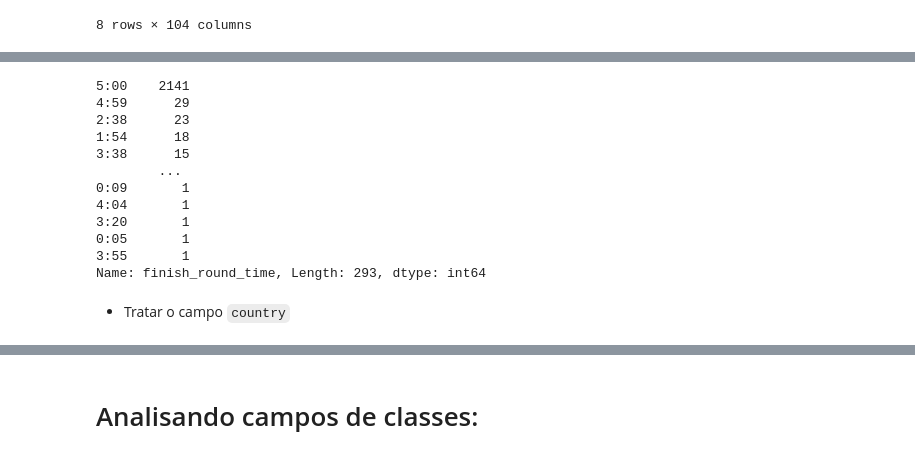
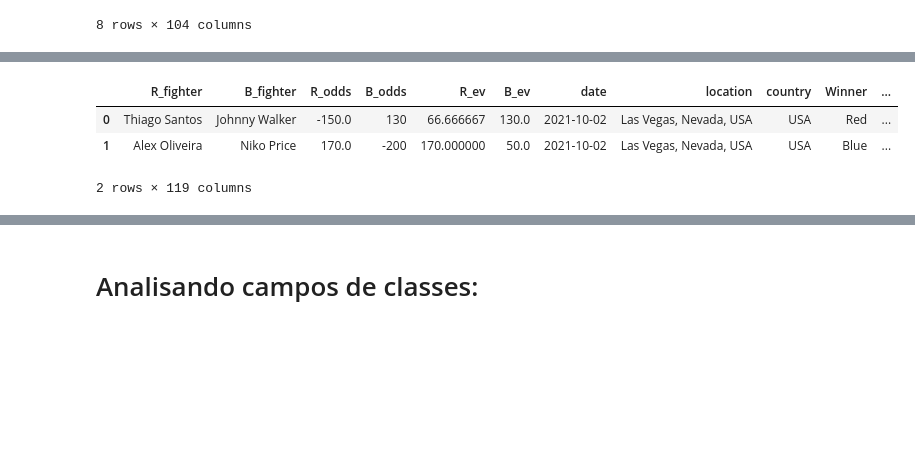
Before and after one commit to OseiasBeu/fight_project, a Jupyter notebook: ufc_project.ipynb, the cells around one changed output, grey strips where cells are left out. Cells and saved outputs as stored; diff of their text form; code cells hidden in the pictures; blank space fills up the shorter version.

```diff
--- a/ufc_project.ipynb
+++ b/ufc_project.ipynb
@@ -86,15 +94,0 @@ Name: country, dtype: int64
-# %%
-ufc_df.finish_round_time.value_counts()
-# %% [output]
-5:00    2141
-4:59      29
-2:38      23
-1:54      18
-3:38      15
-        ...
-0:09       1
-4:04       1
-3:20       1
-0:05       1
-3:55       1
-Name: finish_round_time, Length: 293, dtype: int64
@@ -119,4 +95,9 @@ Name: finish_round_time, Length: 293, dtype: int64
-# %% [markdown]
-* Tratar o campo `country`
+# %%
+ufc_df_o.head(2)
+# %% [output]
+|  | R_fighter | B_fighter | R_odds | B_odds | R_ev | B_ev | date | location | country | Winner | ... |
+| 0 | Thiago Santos | Johnny Walker | -150.0 | 130 | 66.666667 | 130.0 | 2021-10-02 | Las Vegas, Nevada, USA | USA | Red | ... |
+| 1 | Alex Oliveira | Niko Price | 170.0 | -200 | 170.000000 | 50.0 | 2021-10-02 | Las Vegas, Nevada, USA | USA | Blue | ... |
+2 rows × 119 columns
 # %%
 columns_arr = []
```
Also changed, not shown: parts of 35 cells of this notebook.
